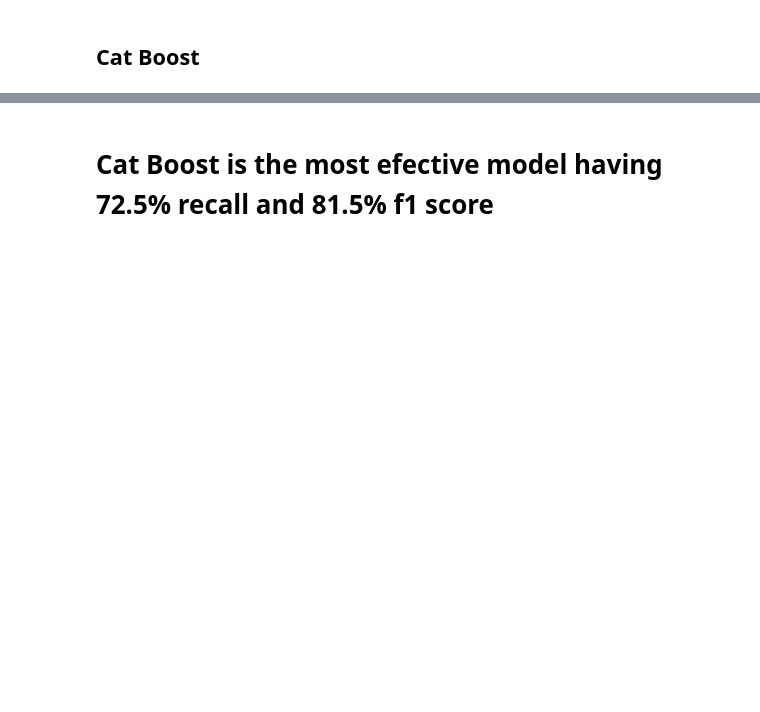
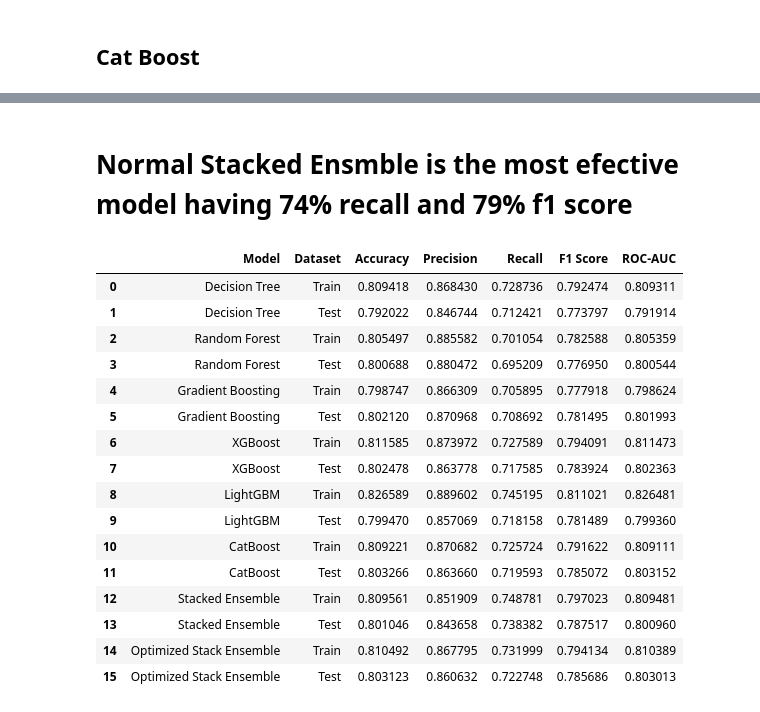
Before and after one commit to RawanElOlemy/Binary-Classification-CardioVascular-Disease-Prediction-, a Jupyter notebook: Milestone_3.ipynb, the cells around one changed output, grey strips where cells are left out. Drawn from its saved outputs; the diff is of its cells as text; code cells hidden in the pictures; blank space fills up the shorter version.

```diff
--- a/Milestone_3.ipynb
+++ b/Milestone_3.ipynb
@@ -652,2 +821,24 @@ metrics
 # %% [markdown]
-# Cat Boost is the most efective model having 72.5% recall and 81.5% f1 score
+# Normal Stacked Ensmble is the most efective model having 74% recall and 79% f1 score
+# %%
+
+metrics = pd.concat([metrics , ensemble_opt_metrics],ignore_index= True)
+metrics
+# %% [output]
+|  | Model | Dataset | Accuracy | Precision | Recall | F1 Score | ROC-AUC |
+| 0 | Decision Tree | Train | 0.809418 | 0.868430 | 0.728736 | 0.792474 | 0.809311 |
+| 1 | Decision Tree | Test | 0.792022 | 0.846744 | 0.712421 | 0.773797 | 0.791914 |
+| 2 | Random Forest | Train | 0.805497 | 0.885582 | 0.701054 | 0.782588 | 0.805359 |
+| 3 | Random Forest | Test | 0.800688 | 0.880472 | 0.695209 | 0.776950 | 0.800544 |
+| 4 | Gradient Boosting | Train | 0.798747 | 0.866309 | 0.705895 | 0.777918 | 0.798624 |
+| 5 | Gradient Boosting | Test | 0.802120 | 0.870968 | 0.708692 | 0.781495 | 0.801993 |
+| 6 | XGBoost | Train | 0.811585 | 0.873972 | 0.727589 | 0.794091 | 0.811473 |
+| 7 | XGBoost | Test | 0.802478 | 0.863778 | 0.717585 | 0.783924 | 0.802363 |
+| 8 | LightGBM | Train | 0.826589 | 0.889602 | 0.745195 | 0.811021 | 0.826481 |
+| 9 | LightGBM | Test | 0.799470 | 0.857069 | 0.718158 | 0.781489 | 0.799360 |
+| 10 | CatBoost | Train | 0.809221 | 0.870682 | 0.725724 | 0.791622 | 0.809111 |
+| 11 | CatBoost | Test | 0.803266 | 0.863660 | 0.719593 | 0.785072 | 0.803152 |
+| 12 | Stacked Ensemble | Train | 0.809561 | 0.851909 | 0.748781 | 0.797023 | 0.809481 |
+| 13 | Stacked Ensemble | Test | 0.801046 | 0.843658 | 0.738382 | 0.787517 | 0.800960 |
+| 14 | Optimized Stack Ensemble | Train | 0.810492 | 0.867795 | 0.731999 | 0.794134 | 0.810389 |
+| 15 | Optimized Stack Ensemble | Test | 0.803123 | 0.860632 | 0.722748 | 0.785686 | 0.803013 |
```
Also changed, not shown: parts of 15 cells of this notebook, 1 other file.
